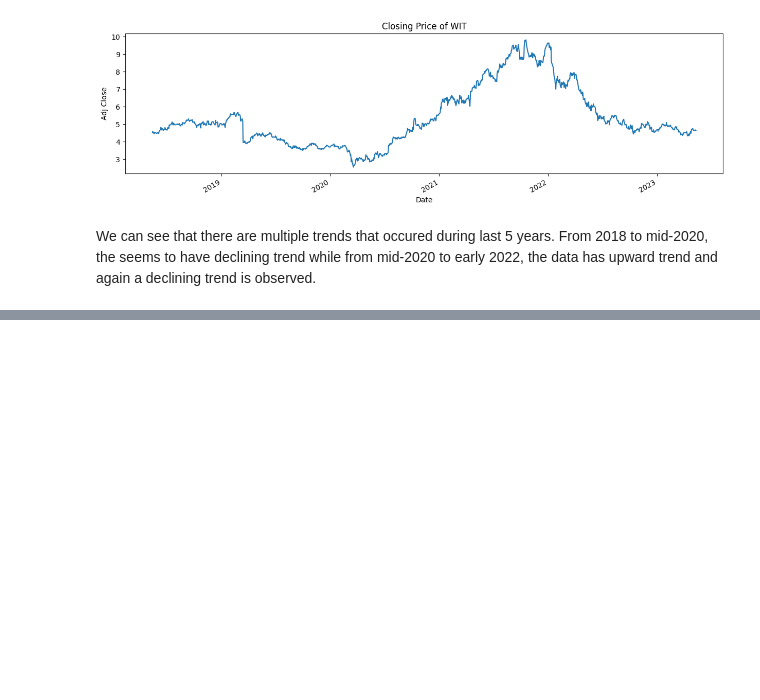
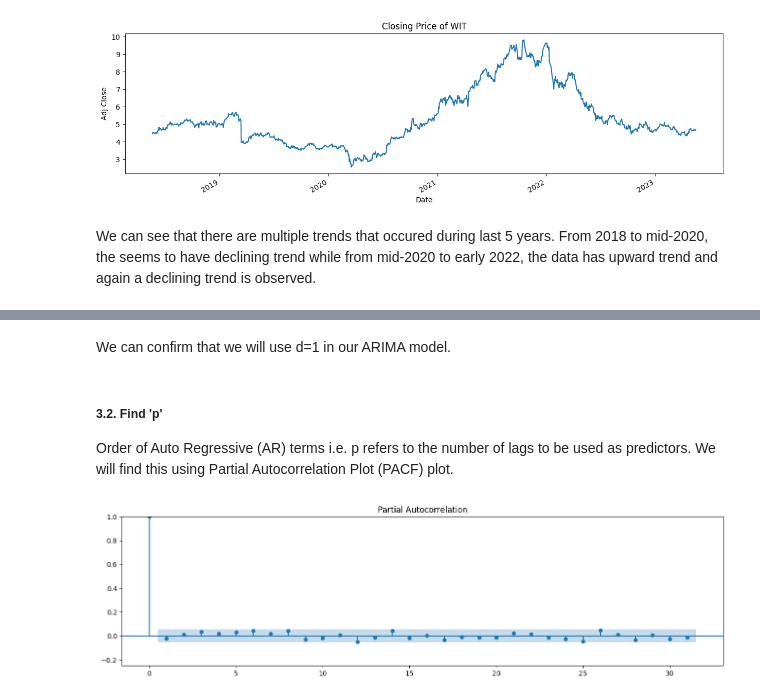
Before and after one commit to parikshitshinge/stock-price-prediction, a Jupyter notebook: Stock Price Prediction.ipynb, the cells around one changed output, grey strips where cells are left out. Drawn from its saved outputs; the diff is of its cells as text; code cells hidden in the pictures; blank space fills up the shorter version.

```diff
--- a/Stock Price Prediction.ipynb
+++ b/Stock Price Prediction.ipynb
@@ -125,0 +262,12 @@ plt.show()
+# %% [markdown]
+We can confirm that we will use d=1 in our ARIMA model.
+# %% [markdown]
+##### 3.2. Find 'p'
+Order of Auto Regressive (AR) terms i.e. p refers to the number of lags to be used as predictors. We will find this using Partial Autocorrelation Plot (PACF) plot.
+# %%
+fig, ax1 = plt.subplots(1,1,figsize=(16,4))
+sm.graphics.tsa.plot_pacf(data_returns.Returns, ax=ax1);
+ax1.set_ylim(-0.25,1)
+plt.show()
+# %% [output]
+[figure, added]
```
Also changed, not shown: parts of 77 cells of this notebook.
